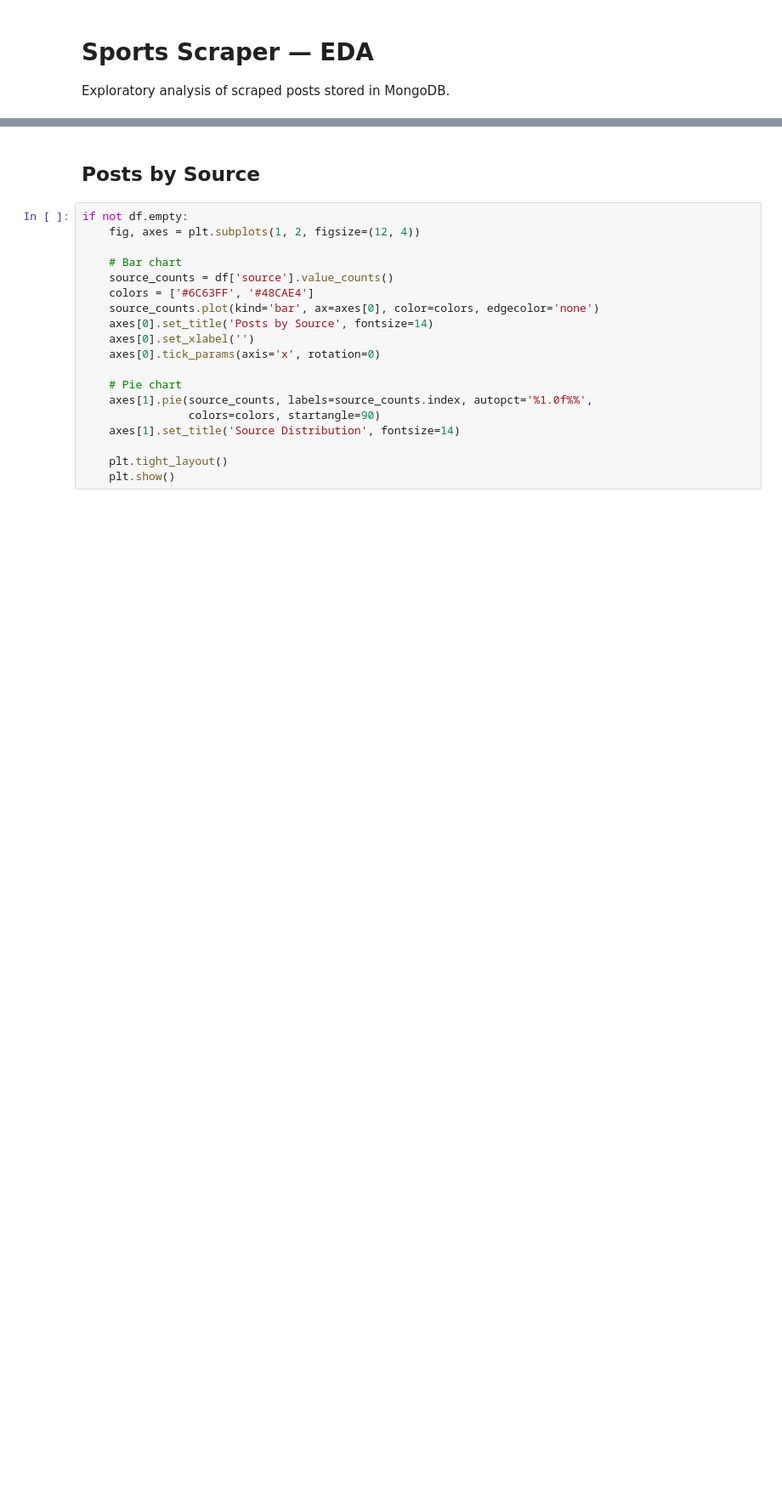
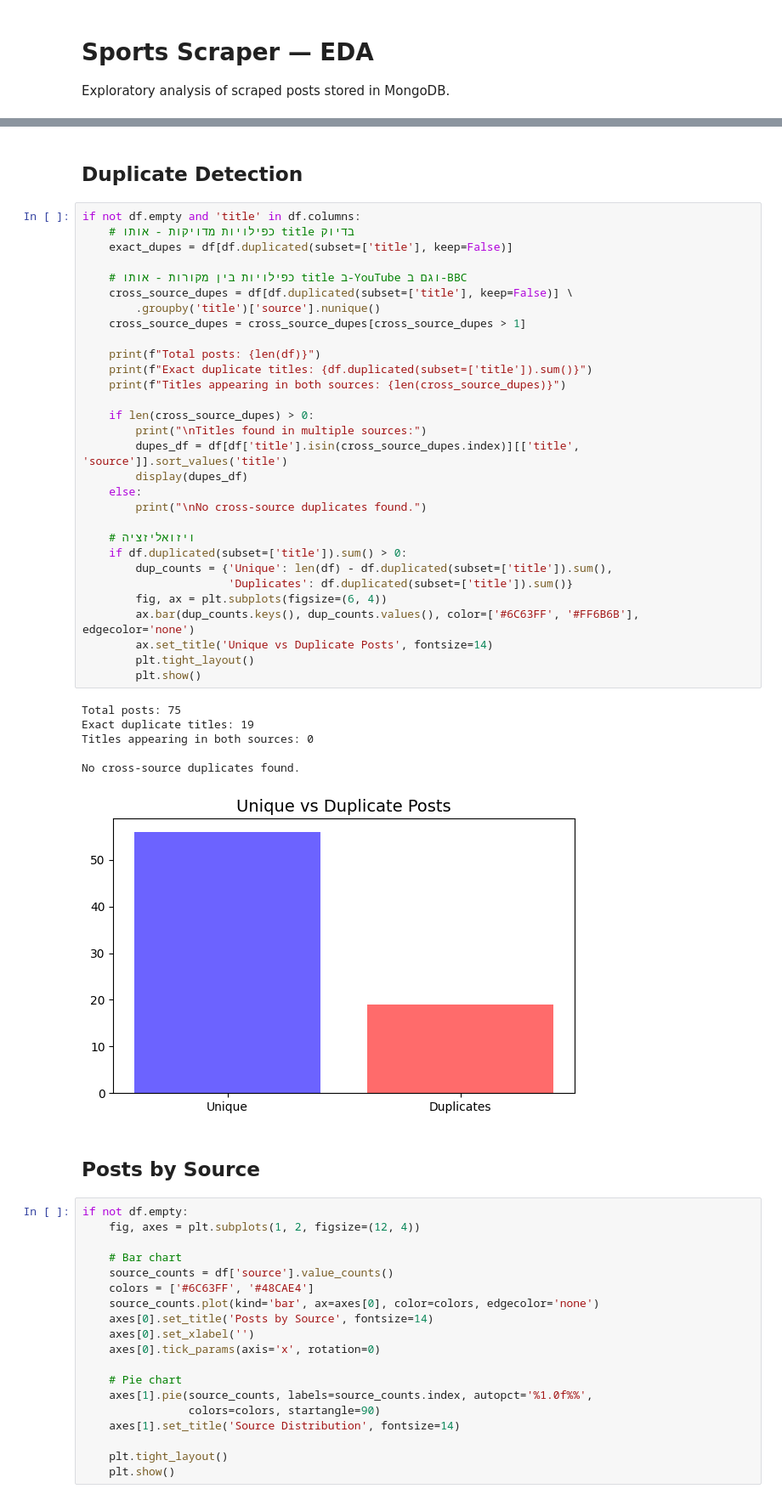
Before and after one commit to Noamka3/Sports_scraper, a Jupyter notebook: notebooks/eda_sports.ipynb, the cells around one changed output, grey strips where cells are left out. Shown at 85% size. Cells and saved outputs as stored; diff of their text form; blank space fills up the shorter version.

```diff
--- a/notebooks/eda_sports.ipynb
+++ b/notebooks/eda_sports.ipynb
@@ -32,3 +35,42 @@ else:
+# %% [markdown]
+## Duplicate Detection
+# %%
+if not df.empty and 'title' in df.columns:
+    # כפילויות מדויקות - אותו title בדיוק
+    exact_dupes = df[df.duplicated(subset=['title'], keep=False)]
+
+    # כפילויות בין מקורות - אותו title ב-YouTube וגם ב-BBC
+    cross_source_dupes = df[df.duplicated(subset=['title'], keep=False)] \
+        .groupby('title')['source'].nunique()
+    cross_source_dupes = cross_source_dupes[cross_source_dupes > 1]
+
+    print(f"Total posts: {len(df)}")
+    print(f"Exact duplicate titles: {df.duplicated(subset=['title']).sum()}")
+    print(f"Titles appearing in both sources: {len(cross_source_dupes)}")
+
+    if len(cross_source_dupes) > 0:
+        print("\nTitles found in multiple sources:")
+        dupes_df = df[df['title'].isin(cross_source_dupes.index)][['title', 'source']].sort_values('title')
+        display(dupes_df)
+    else:
+        print("\nNo cross-source duplicates found.")
+
+    # ויזואליזציה
+    if df.duplicated(subset=['title']).sum() > 0:
+        dup_counts = {'Unique': len(df) - df.duplicated(subset=['title']).sum(),
+                      'Duplicates': df.duplicated(subset=['title']).sum()}
+        fig, ax = plt.subplots(figsize=(6, 4))
+        ax.bar(dup_counts.keys(), dup_counts.values(), color=['#6C63FF', '#FF6B6B'], edgecolor='none')
+        ax.set_title('Unique vs Duplicate Posts', fontsize=14)
+        plt.tight_layout()
+        plt.show()
+# %% [output]
+Total posts: 75
+Exact duplicate titles: 19
+Titles appearing in both sources: 0
+
+No cross-source duplicates found.
+[figure, added]
 # %% [markdown]
 ## Posts by Source
 # %%
```
Also changed, not shown: parts of 15 cells of this notebook.
